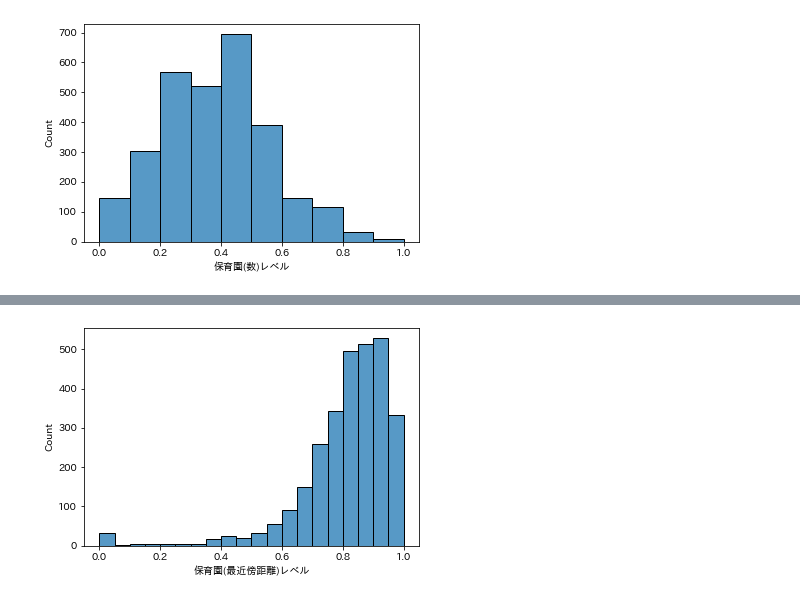
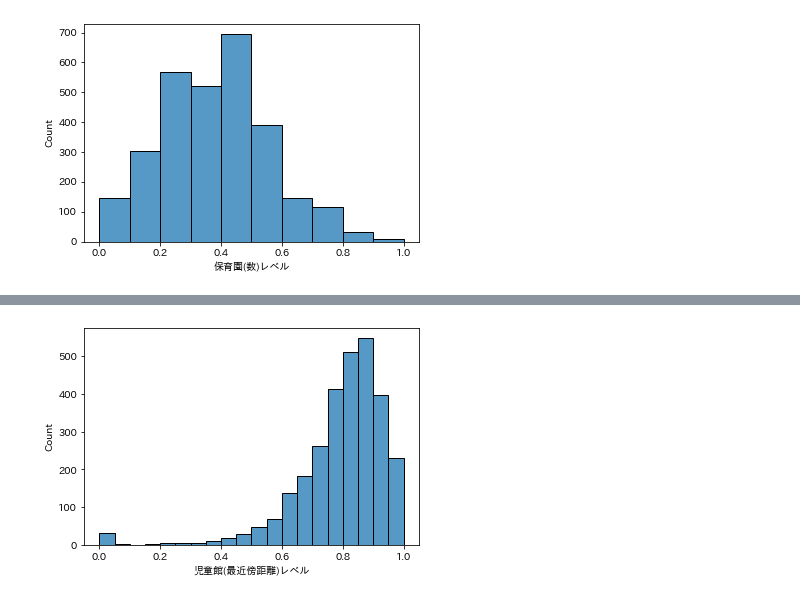
Before and after one commit to z-guard/analysis, a Jupyter notebook: notebooks/nursery_master.ipynb, the cells around one changed output, grey strips where cells are left out. Cells and saved outputs as stored; diff of their text form; code cells hidden in the pictures.

```diff
--- a/notebooks/nursery_master.ipynb
+++ b/notebooks/nursery_master.ipynb
@@ -61,0 +90,3 @@ assert df_nursery_master['市区町村名'].nunique() == 23
+# %%
+df_nursery_master = pd.concat([df_nursery_master, df_childrenhouse_master]).reset_index(drop=True)
+print(df_nursery_master.shape)
@@ -107,8 +156,11 @@ def get_value_of_nearest_facility(df_master, df_facility, category, method='min'
 %%time
 # 一番近い施設の距離
 df_pop_master['保育園(最近傍距離)'] = get_value_of_nearest_facility(df_pop_master, df_nursery_master, '認可保育所', 'min')
-# 近い3件の距離の平均
-df_pop_master['保育園(平均距離)'] = get_value_of_nearest_facility(df_pop_master, df_nursery_master, '認可保育所', 'mean', 3)
 # 1km以内の施設の数
 df_pop_master['保育園(数)'] = get_value_of_nearest_facility(df_pop_master, df_nursery_master, '認可保育所', 'count', 1)
+
+# 一番近い施設の距離
+df_pop_master['児童館(最近傍距離)'] = get_value_of_nearest_facility(df_pop_master, df_nursery_master, '児童館', 'min')
+# 2km以内の施設の数
+df_pop_master['児童館(数)'] = get_value_of_nearest_facility(df_pop_master, df_nursery_master, '児童館', 'count', 2)
 # %% [output]
@@ -177,7 +234,7 @@ plt.show()
 # %% [output]
 [figure]
 # %%
-df_pop_master['保育園(平均距離)レベル'] = normalize_score(df_pop_master['保育園(平均距離)'], False)
-sns.histplot(df_pop_master['保育園(平均距離)レベル'], bins=20)
+df_pop_master['保育園(最近傍距離)レベル'] = normalize_score(df_pop_master['保育園(最近傍距離)'], high=False)
+sns.histplot(df_pop_master['保育園(最近傍距離)レベル'], bins=20)
 plt.show()
 # %% [output]
@@ -184,0 +242,4 @@ plt.show()
+# %%
+df_pop_master['児童館(数)レベル'] = normalize_score(df_pop_master['児童館(数)'], outlier=False)
+sns.histplot(df_pop_master['児童館(数)レベル'], bins=10)
+plt.show()
@@ -185,9 +248,9 @@ plt.show()
 # %%
-df_pop_master['保育園(最近傍距離)レベル'] = normalize_score(df_pop_master['保育園(最近傍距離)'], False)
-sns.histplot(df_pop_master['保育園(最近傍距離)レベル'], bins=20)
+df_pop_master['児童館(最近傍距離)レベル'] = normalize_score(df_pop_master['児童館(最近傍距離)'], high=False)
+sns.histplot(df_pop_master['児童館(最近傍距離)レベル'], bins=20)
 plt.show()
 # %% [output]
-[figure, old version]
+[figure, new version]
 # %%
 score_list = [
     df_pop_master['保育園(最近傍距離)レベル'] * 1.0,
```
Also changed, not shown: parts of 27 cells of this notebook.
